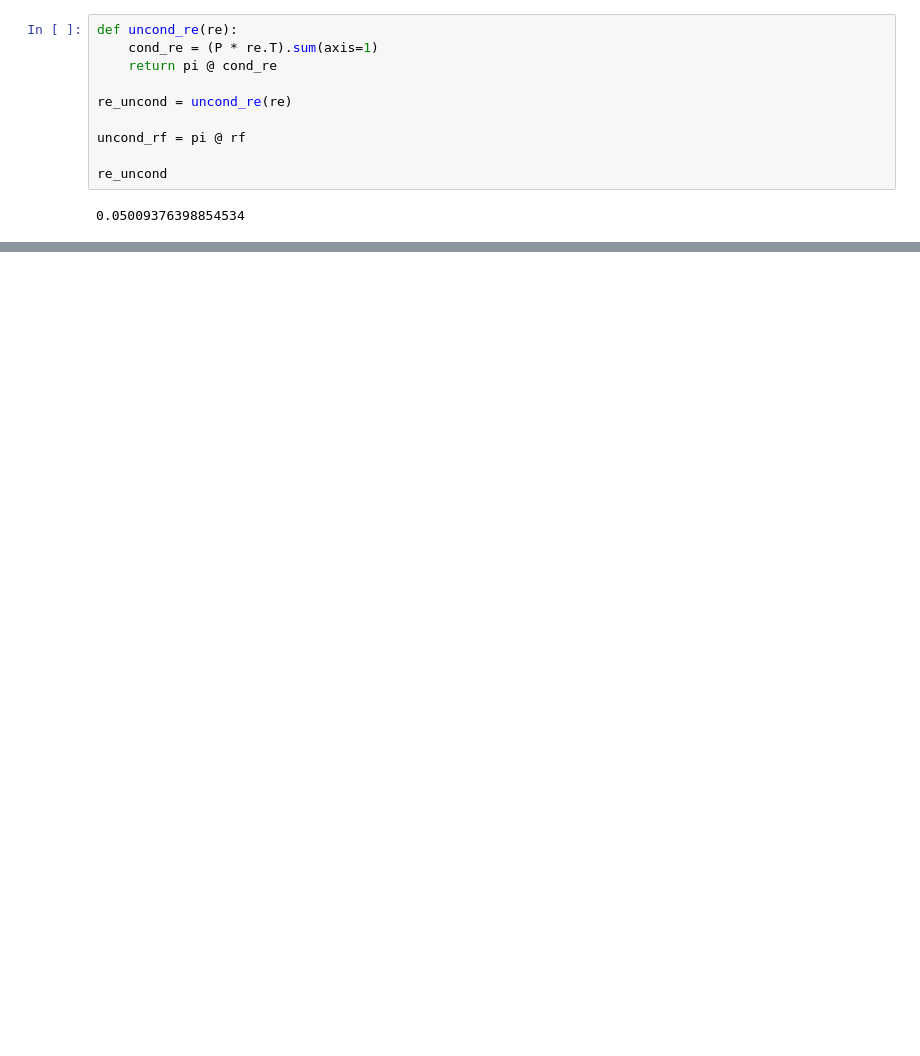
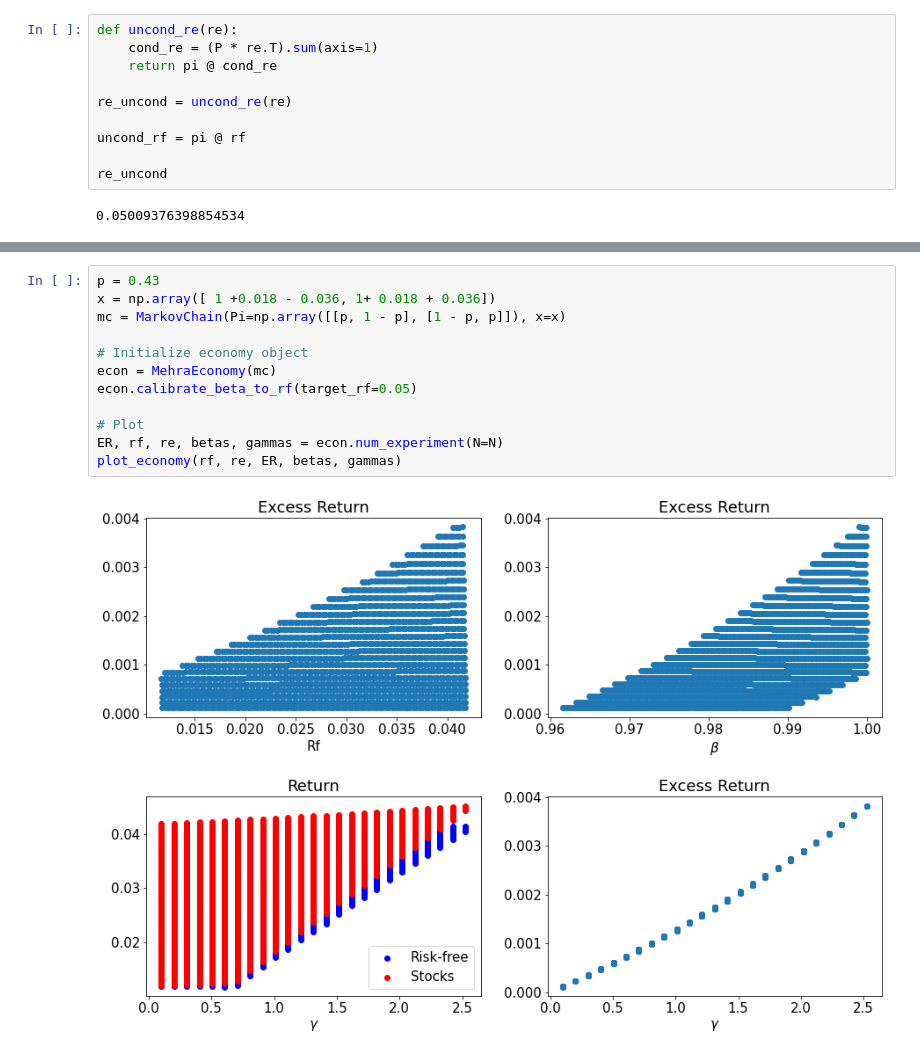
Before and after one commit to Cstolborg/MehraPrescott, a Jupyter notebook: main.ipynb, the cells around one changed output, grey strips where cells are left out. Cells and saved outputs as stored; diff of their text form; blank space fills up the shorter version.

```diff
--- a/main.ipynb
+++ b/main.ipynb
@@ -288,0 +361,14 @@ ________________________________________
+# %%
+p = 0.43
+x = np.array([ 1 +0.018 - 0.036, 1+ 0.018 + 0.036])
+mc = MarkovChain(Pi=np.array([[p, 1 - p], [1 - p, p]]), x=x)
+
+# Initialize economy object
+econ = MehraEconomy(mc)
+econ.calibrate_beta_to_rf(target_rf=0.05)
+
+# Plot
+ER, rf, re, betas, gammas = econ.num_experiment(N=N)
+plot_economy(rf, re, ER, betas, gammas)
+# %% [output]
+[figure, added]
```
Also changed, not shown: parts of 10 cells of this notebook, 6 other files.
